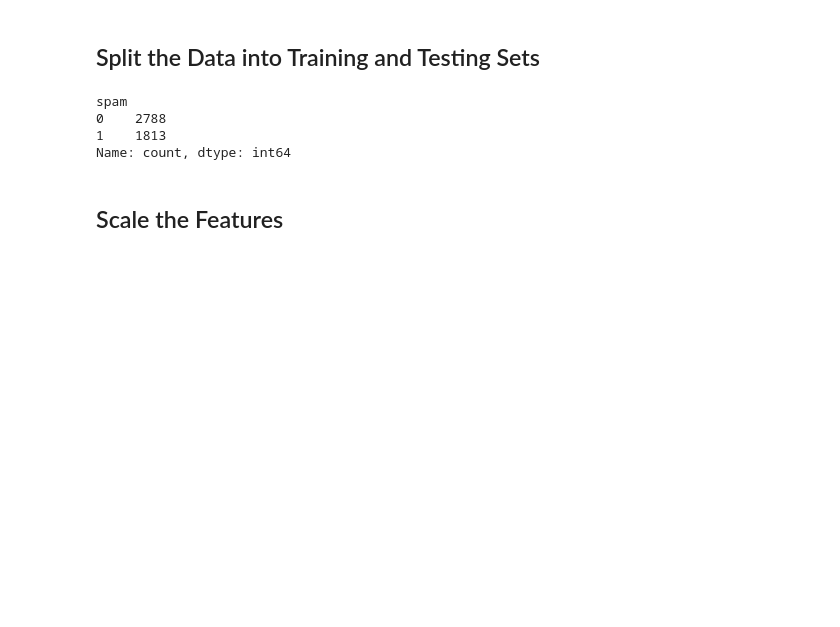
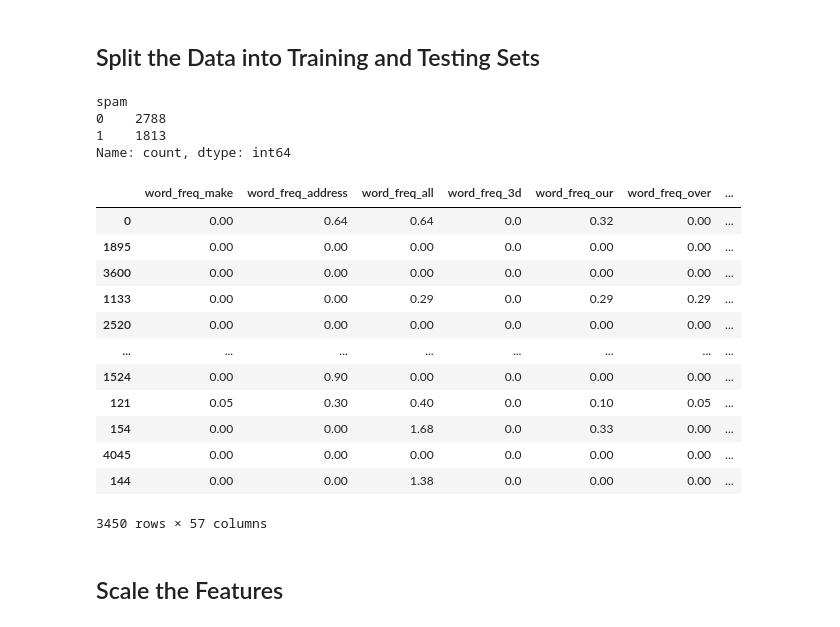
Before and after one commit to xfigu/classification-challenge, a Jupyter notebook: spam_detector.ipynb, the cells around one changed output. Saved outputs shown, nothing was run; the diff lists cells and outputs as text; code cells hidden in the pictures; blank space fills up the shorter version.

```diff
--- a/spam_detector.ipynb
+++ b/spam_detector.ipynb
@@ -49,6 +49,21 @@ Name: count, dtype: int64
 # %%
 # Split the data into X_train, X_test, y_train, y_test
 X_train, X_test, y_train, y_test = train_test_split(X, y)
+X_train
+# %% [output]
+|  | word_freq_make | word_freq_address | word_freq_all | word_freq_3d | word_freq_our | word_freq_over | ... |
+| 0 | 0.00 | 0.64 | 0.64 | 0.0 | 0.32 | 0.00 | ... |
+| 1895 | 0.00 | 0.00 | 0.00 | 0.0 | 0.00 | 0.00 | ... |
+| 3600 | 0.00 | 0.00 | 0.00 | 0.0 | 0.00 | 0.00 | ... |
+| 1133 | 0.00 | 0.00 | 0.29 | 0.0 | 0.29 | 0.29 | ... |
+| 2520 | 0.00 | 0.00 | 0.00 | 0.0 | 0.00 | 0.00 | ... |
+| ... | ... | ... | ... | ... | ... | ... | ... |
+| 1524 | 0.00 | 0.90 | 0.00 | 0.0 | 0.00 | 0.00 | ... |
+| 121 | 0.05 | 0.30 | 0.40 | 0.0 | 0.10 | 0.05 | ... |
+| 154 | 0.00 | 0.00 | 1.68 | 0.0 | 0.33 | 0.00 | ... |
+| 4045 | 0.00 | 0.00 | 0.00 | 0.0 | 0.00 | 0.00 | ... |
+| 144 | 0.00 | 0.00 | 1.38 | 0.0 | 0.00 | 0.00 | ... |
+3450 rows × 57 columns
 # %% [markdown]
 ## Scale the Features
 # %% [markdown]
```
Also changed, not shown: parts of 6 cells of this notebook.
